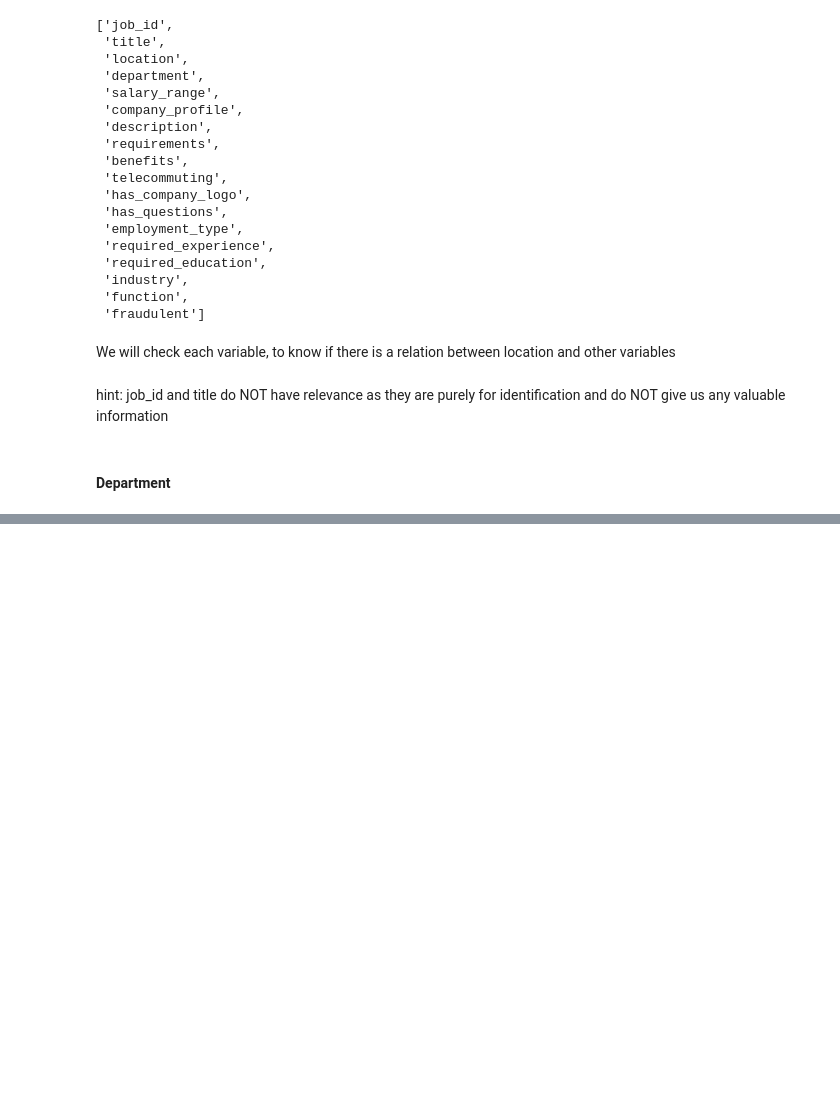
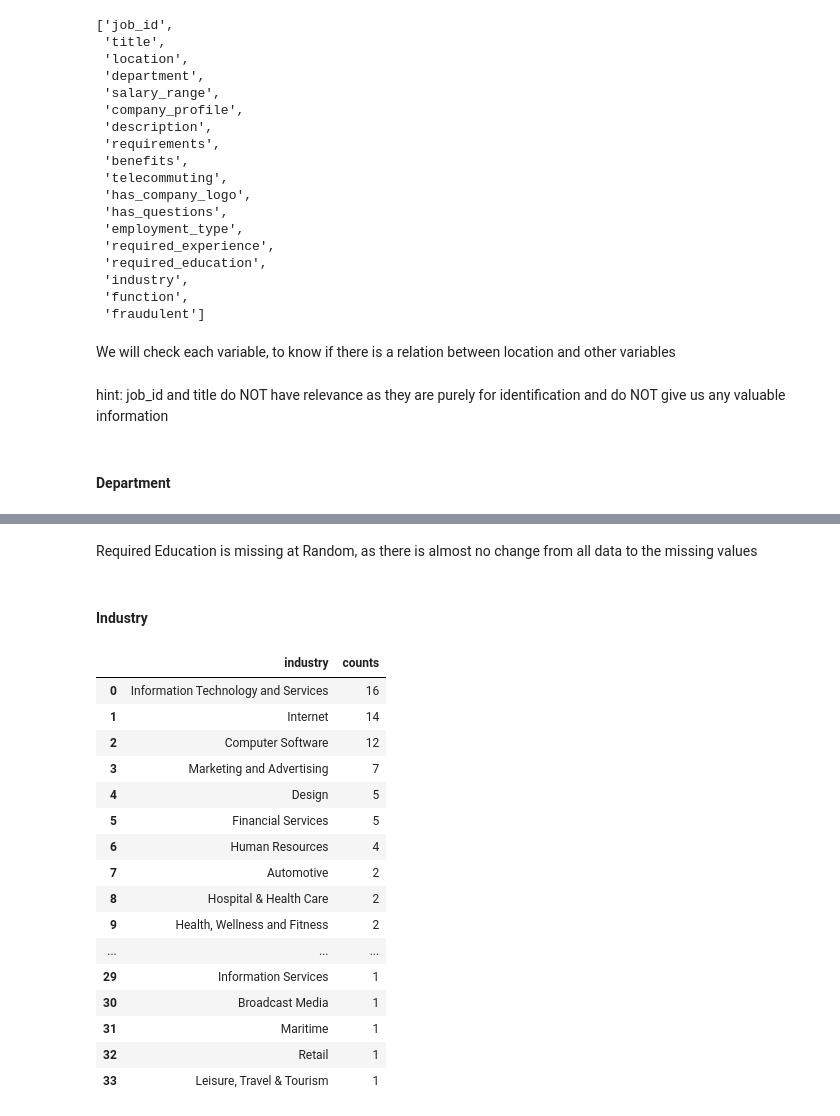
Before and after one commit to AlexandruSchneider/machine-learning-cds-106, a Jupyter notebook: Abgabe/location.ipynb, the cells around one changed output, grey strips where cells are left out. Cells and saved outputs as stored; diff of their text form; code cells hidden in the pictures; blank space fills up the shorter version.

```diff
--- a/Abgabe/location.ipynb
+++ b/Abgabe/location.ipynb
@@ -70,0 +105,3 @@ hint: job_id and title do NOT have relevance as they are purely for identificati
+# %%
+def make_df_missing_location(df, variable):
+    return df[variable].value_counts().rename_axis(variable).reset_index(name='counts')
@@ -110,0 +369,2 @@ test.shape
+# %% [markdown]
+Required Education is missing at Random, as there is almost no change from all data to the missing values
@@ -110,0 +373,23 @@ test.shape
+# %% [markdown]
+#### Industry
+# %%
+industry_missing_in_location = make_df_missing_location(missing_location, 'industry')
+industry_missing_in_location
+# %% [output]
+|  | industry | counts |
+| 0 | Information Technology and Services | 16 |
+| 1 | Internet | 14 |
+| 2 | Computer Software | 12 |
+| 3 | Marketing and Advertising | 7 |
+| 4 | Design | 5 |
+| 5 | Financial Services | 5 |
+| 6 | Human Resources | 4 |
+| 7 | Automotive | 2 |
+| 8 | Hospital & Health Care | 2 |
+| 9 | Health, Wellness and Fitness | 2 |
+| ... | ... | ... |
+| 29 | Information Services | 1 |
+| 30 | Broadcast Media | 1 |
+| 31 | Maritime | 1 |
+| 32 | Retail | 1 |
+| 33 | Leisure, Travel & Tourism | 1 |
```
Also changed, not shown: parts of 115 cells of this notebook.
